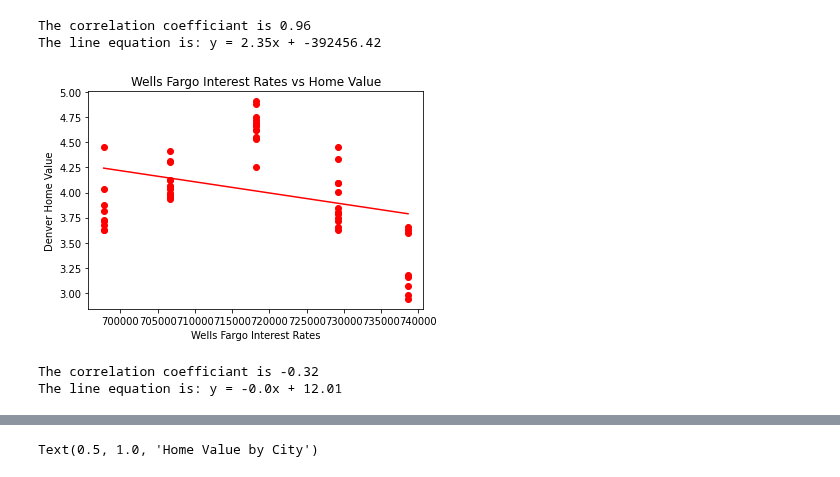
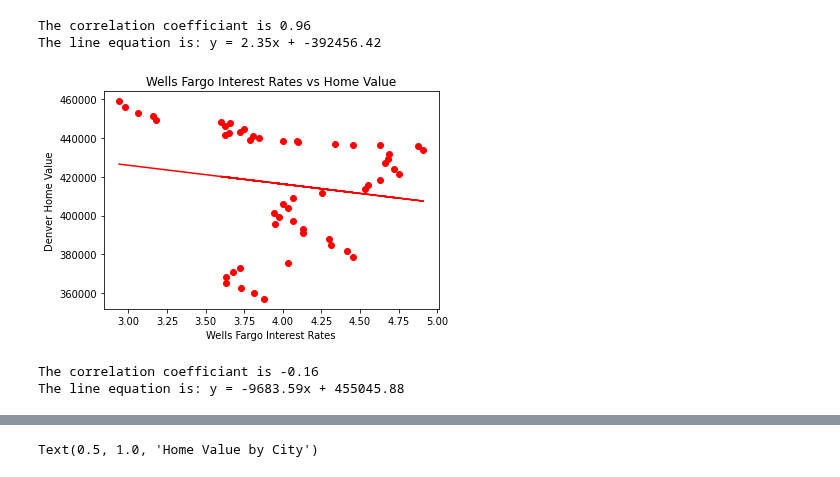
Before and after one commit to binetala/The_Very_Best_Team, a Jupyter notebook: Binet/Project1-Binet.ipynb, the cells around one changed output, grey strips where cells are left out. Cells and saved outputs as stored; diff of their text form; code cells hidden in the pictures.

```diff
--- a/Binet/Project1-Binet.ipynb
+++ b/Binet/Project1-Binet.ipynb
@@ -389,24 +389,24 @@ The correlation coefficiant is 0.96
 The line equation is: y = 2.35x + -392456.42
 # %%
 #Relationship between Denver Home Value and Wells Fargo Interest Rates
-x_axis = Denver_df["Population"]
-y_axis = Denver_df["Wells Fargo Rate"]
+x_axis = Denver_df["Wells Fargo Rate"]
+y_axis = Denver_df["Value"]
 plt.title("Wells Fargo Interest Rates vs Home Value")
 plt.xlabel("Wells Fargo Interest Rates")
 plt.ylabel("Denver Home Value")
 plt.scatter(x_axis,y_axis, marker="o",color="red")
 (slope, intercept, rvalue, pvalue, stderr)=linregress(x_axis, y_axis)
 regress_values=x_axis*slope+intercept
 line_eq = "y = " +str(round(slope,2)) + "x + " +str(round(intercept,2))
 plt.plot(x_axis,regress_values,"r-")
 plt.show()
 print("The correlation coefficiant is " +str(round(st.pearsonr(x_axis,y_axis)[0],2)))
 print("The line equation is: " +str(line_eq))
 #If interest rates rise, it has an effect on the cost of mortgages. This forces home buyers to sell.
 #The increase in sellers and decline in buyers will cause home value to fall
 # %% [output]
-[figure, old version]
+[figure, new version]
-The correlation coefficiant is -0.32
-The line equation is: y = -0.0x + 12.01
+The correlation coefficiant is -0.16
+The line equation is: y = -9683.59x + 455045.88
 # %%
 #Relationship between COS Home Value and Wells Fargo Interest Rates
```
Also changed, not shown: parts of 2 cells of this notebook.
